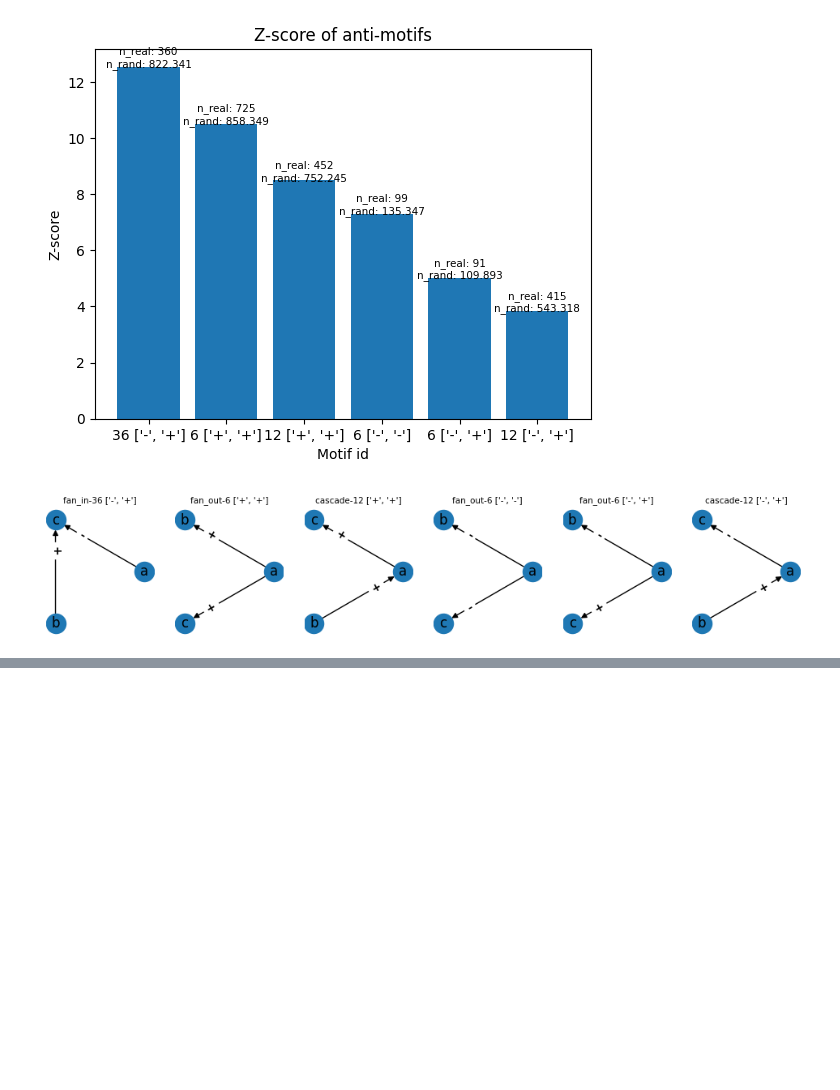
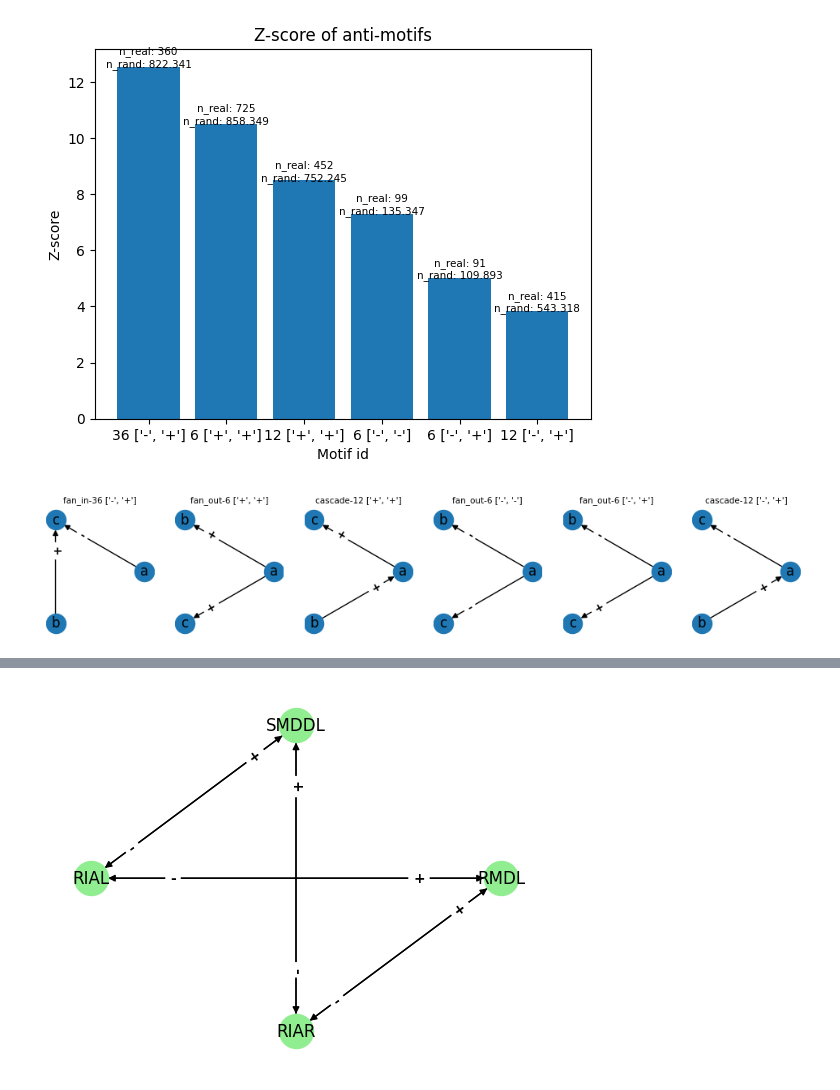
Before and after one commit to deangeckt/network_motifs, a Jupyter notebook: post_motif_analysis/motif_analysis.ipynb, the cells around one changed output, grey strips where cells are left out. Cells and saved outputs as stored; diff of their text form; code cells hidden in the pictures; blank space fills up the shorter version.

```diff
--- a/post_motif_analysis/motif_analysis.ipynb
+++ b/post_motif_analysis/motif_analysis.ipynb
@@ -153,3 +169,25 @@ def node_properties(node: Union[str, int]):
+# %%
+def draw_sub_graph(neurons: list[str], center=None):
+    node_list = [network.neuron_names.index(neuron) for neuron in neurons]
+    fig, ax = plt.subplots(nrows=1, ncols=1)
+    ax.axis('off')
+
+    induced_sub_graph = nx.induced_subgraph(network.graph, node_list)
+    mapping = {i: n for i, n in enumerate(network.neuron_names)}
+    graph = nx.relabel_nodes(induced_sub_graph, mapping)
+
+    pos = nx.circular_layout(graph)
+    if center:
+        pos[center] = np.array([0, 0])
+    nx.draw_networkx(graph, pos=pos, ax=ax, node_size=600, node_color='lightgreen')
+
+    edge_labels = nx.get_edge_attributes(graph,'polarity')
+    nx.draw_networkx_edge_labels(graph, pos=pos, ax=ax, edge_labels=edge_labels, font_color='k', font_weight='bold', label_pos=0.2)
+
+def draw_neighbors(neuron: str):
+    neighbors = [network.neuron_names[i] for i in list(network.graph.neighbors(network.neuron_names.index(neuron)))]
+    neighbors.append(neuron)
+    draw_sub_graph(neighbors, center=neuron)
 # %%
 motifs_ = [m for m in motifs.values() if m.motif_criteria.is_motif == MotifType.motif]
 anti_motifs_ = [m for m in motifs.values() if m.motif_criteria.is_motif == MotifType.anti_motif]
@@ -213,0 +287,4 @@ plot_motif_roles(motifs[78].polarity_motifs[3])
+# %%
+draw_sub_graph(['RMDL', 'RIAL', 'RIAR', 'SMDDL'])
+# %% [output]
+[figure, added]
```
Also changed, not shown: parts of 12 cells of this notebook, 1 other file.
